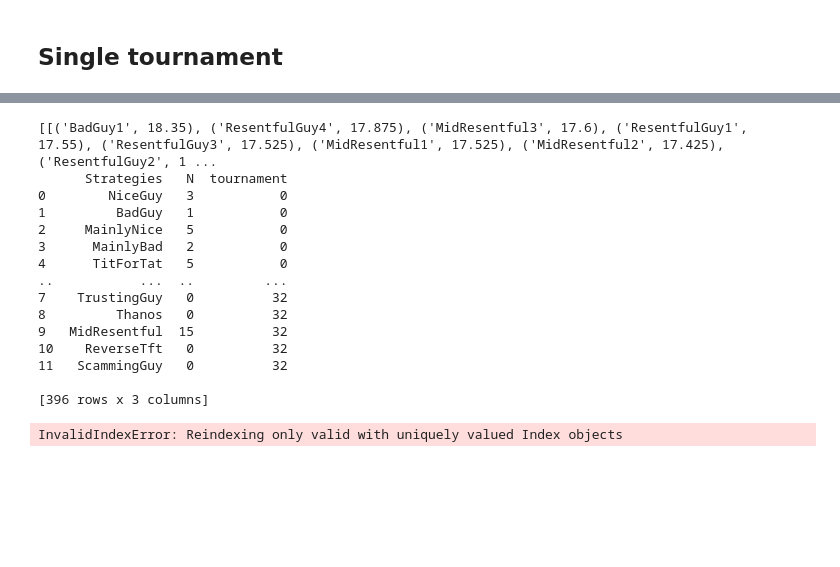
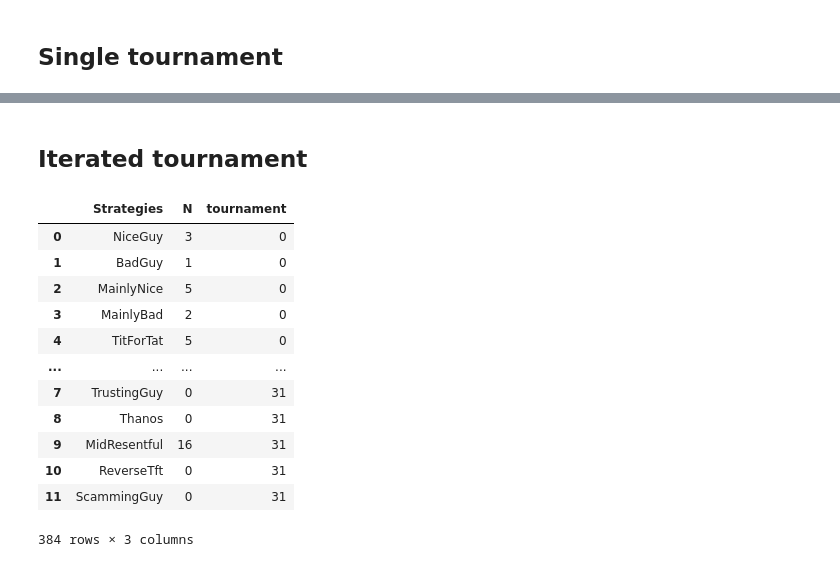
Before and after one commit to LeoPi314/LCP_projects_Y7_Group_4, a Jupyter notebook: IteratedTournament2.ipynb, the cells around one changed output, grey strips where cells are left out. Saved outputs shown, nothing was run; the diff lists cells and outputs as text; code cells hidden in the pictures; blank space fills up the shorter version.

```diff
--- a/IteratedTournament2.ipynb
+++ b/IteratedTournament2.ipynb
@@ -120,3 +120,5 @@ NiceGuy1        10.909
+# %% [markdown]
+## Iterated tournament
 # %%
 # The iterated tournament function is slightly different; Inside the function the tournament is repeated thanks to a
 # while loop and the result is a list of lists of tuples with the final scores of each tournament
@@ -197,48 +199,28 @@ x,y = r_tournament(test_part,r = 300,N_rounds = R, M = Payoff)
 # %%
-print(x)
-print(y)
+# Compute the iterated tournament result starting from the same players dictionary but changing the number of rounds in each match
+R = [4,8,12,16]
+results = []
+time_evolution = []
+
+for r in R:
+    x,y = r_tournament(test_part,r = 300,N_rounds = r, M = Payoff)
+    results.append(x)
+    time_evolution.append(y)
+
+#TE = pd.concat(time_evolution, axis=1)
-# %% [output]
-[[('BadGuy1', 18.35), ('ResentfulGuy4', 17.875), ('MidResentful3', 17.6), ('ResentfulGuy1', 17.55), ('ResentfulGuy3', 17.525), ('MidResentful1', 17.525), ('MidResentful2', 17.425), ('ResentfulGuy2', 1 ...
-      Strategies   N  tournament
-0        NiceGuy   3           0
-1         BadGuy   1           0
-2     MainlyNice   5           0
-3      MainlyBad   2           0
-4      TitForTat   5           0
-..           ...  ..         ...
-7    TrustingGuy   0          32
-8         Thanos   0          32
-9   MidResentful  15          32
-10    ReverseTft   0          32
-11   ScammingGuy   0          32
-
-[396 rows x 3 columns]
 # %%
-# Iterated tournament function test
-test_part = {
-    'NiceGuy' : 3,
-    'BadGuy' : 1,
-    'MainlyNice' : 5,
-    'MainlyBad' : 2,
-    'TitForTat' : 5,
-    'RandomGuy' : 5,
-    'ResentfulGuy' : 4,
-    'TrustingGuy' : 1,
-    'Thanos' : 2,
-    'MidResentful': 3,
-    'ReverseTft': 6,
-    'ScammingGuy': 4
-}
-
-diff_rounds_res = []
-diff_rounds_te = []
-#total_data = []
-
-for R in range(3,5):
-    x,y = r_tournament(test_part,r = 300,N_rounds = R, M = Payoff)
-    diff_rounds_res.append(x)
-    diff_rounds_te.append(y)
-
-TE = pd.concat(diff_rounds_te, axis=1)
+time_evolution[0]
 # %% [output]
+|  | Strategies | N | tournament |
+| 0 | NiceGuy | 3 | 0 |
+| 1 | BadGuy | 1 | 0 |
+| 2 | MainlyNice | 5 | 0 |
+| 3 | MainlyBad | 2 | 0 |
+| 4 | TitForTat | 5 | 0 |
+| ... | ... | ... | ... |
+| 7 | TrustingGuy | 0 | 31 |
+| 8 | Thanos | 0 | 31 |
+| 9 | MidResentful | 16 | 31 |
+| 10 | ReverseTft | 0 | 31 |
+| 11 | ScammingGuy | 0 | 31 |
-InvalidIndexError: Reindexing only valid with uniquely valued Index objects
+384 rows × 3 columns
```
Also changed, not shown: parts of 5 cells of this notebook, 1 other file.
